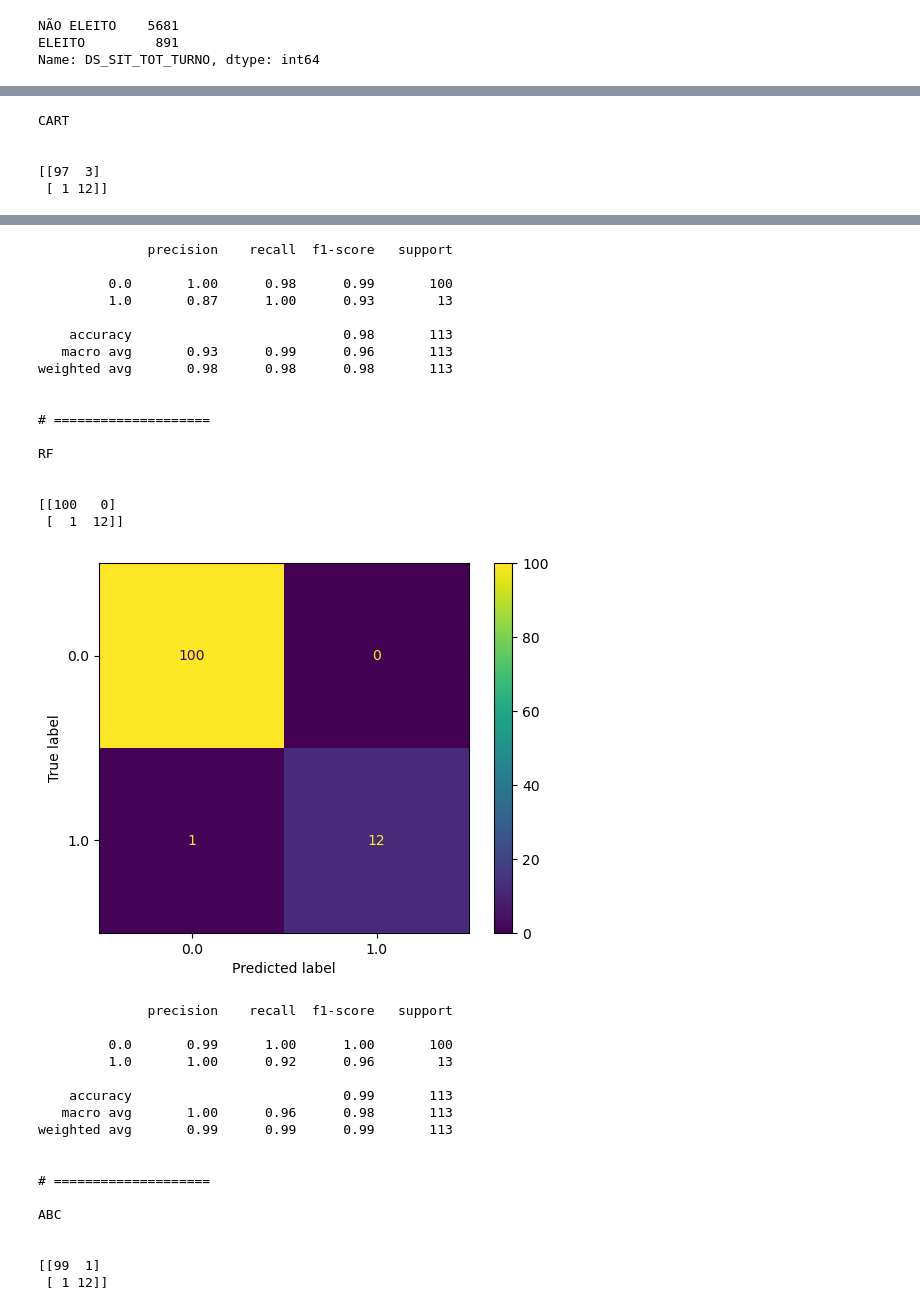
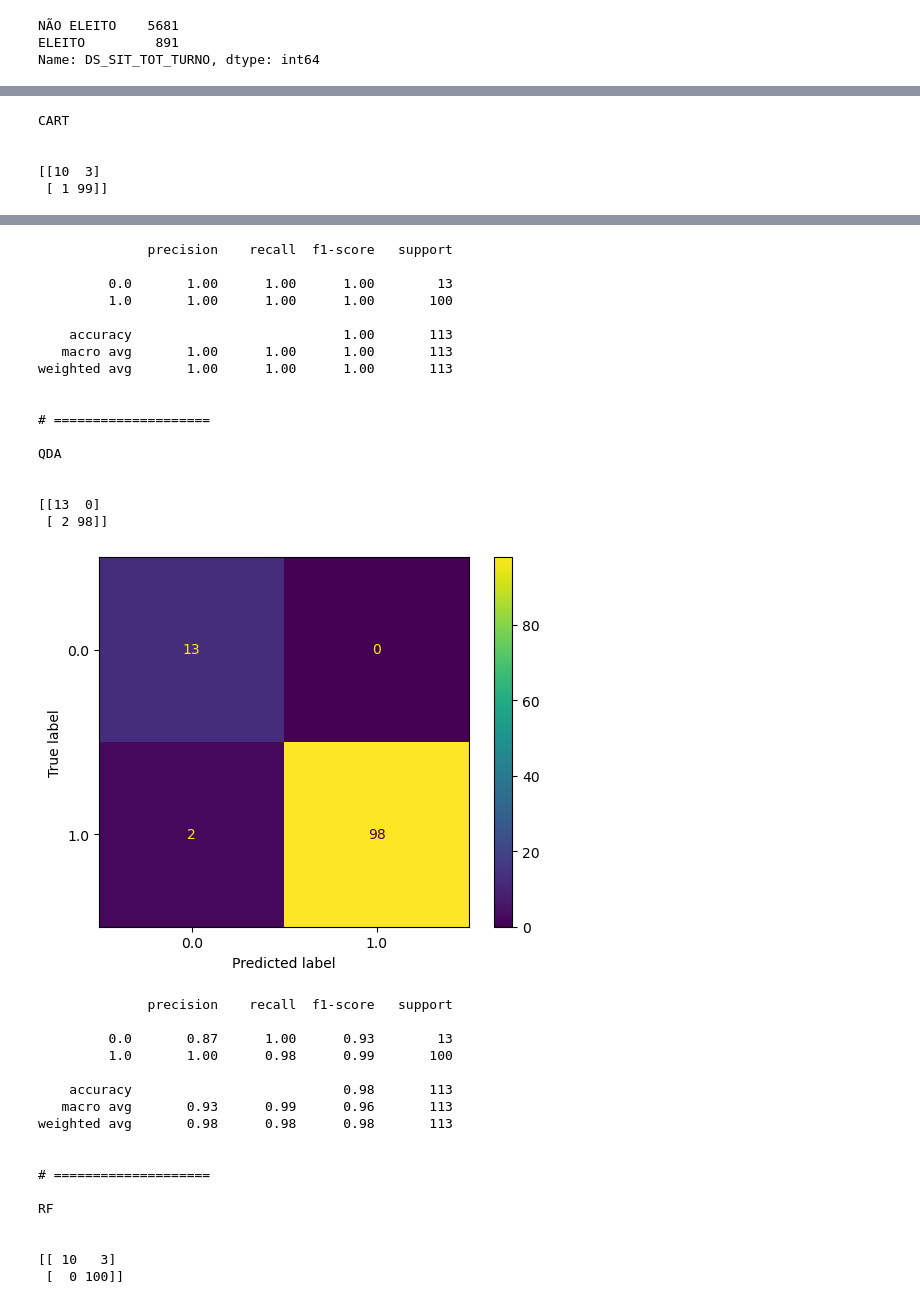
Before and after one commit to luc-zago/lets-code-machine-learning-i, a Jupyter notebook: notebook.ipynb, the cells around one changed output, grey strips where cells are left out. Cells and saved outputs as stored; diff of their text form; code cells hidden in the pictures.

```diff
--- a/notebook.ipynb
+++ b/notebook.ipynb
@@ -309,7 +309,7 @@ from sklearn.preprocessing import OneHotEncoder
 # Definindo função para transformar colunas categóricas
 def one_hot_encode_feature(data,feature):
 
-    enc = OneHotEncoder()
+    enc = OneHotEncoder(drop="first")
 
     enc_df = pd.DataFrame(enc.fit_transform(data[[feature]]).toarray())
     enc_df.columns = enc.get_feature_names_out()
@@ -409,22 +381,22 @@ bens_consulta_enc.head()
 seed=42
 scoring = 'f1'
 
-X = bens_consulta_enc.drop(columns=['DS_SIT_TOT_TURNO_ELEITO', 'DS_SIT_TOT_TURNO_NÃO ELEITO'])
-y = bens_consulta_enc['DS_SIT_TOT_TURNO_ELEITO']
+X = bens_consulta_enc.drop(columns=['DS_SIT_TOT_TURNO_NÃO ELEITO'])
+y = bens_consulta_enc['DS_SIT_TOT_TURNO_NÃO ELEITO']
 X_train, X_test, y_train, y_test = train_test_split(X, y, test_size=0.2, stratify=y, random_state=seed)
 # %%
-results = []
-names = []
+melhores_modelos = []
 
-for name, model in models:
+for nome, modelo in modelos:
     steps = []
     steps.append(('scaler', MinMaxScaler()))
-    steps.append((name, model))
+    steps.append((nome, modelo))
     pipe = Pipeline(steps)
     kfold = model_selection.KFold(n_splits=10, shuffle=True, random_state=seed)
-    cv_results = model_selection.cross_val_score(model, X_train, y_train, cv=kfold, scoring=scoring, n_jobs=-1)
-    results.append(cv_results)
-    names.append(name)
-    msg = "%s: %f (%f)" % (name, cv_results.mean(), cv_results.std())
+    cv_results = model_selection.cross_val_score(modelo, X_train, y_train, cv=kfold, scoring=scoring, n_jobs=-1)
+    msg = "%s: %f (%f)" % (nome, cv_results.mean(), cv_results.std())
     print(msg)
+
+    if cv_results.mean() > 0.95:
+        melhores_modelos.append((nome, pipe))
 # %% [output]
@@ -442,25 +414,15 @@ GBC: 0.958742 (0.064877)
-# %%
-melhores_modelos = []
-melhores_modelos.append(('CART', DecisionTreeClassifier()))
-melhores_modelos.append(('LDA', LinearDiscriminantAnalysis()))
-melhores_modelos.append(('RF', RandomForestClassifier()))
-melhores_modelos.append(('ABC', AdaBoostClassifier()))
-melhores_modelos.append(('GBC', GradientBoostingClassifier()))
 # %%
 from sklearn.metrics import confusion_matrix, ConfusionMatrixDisplay, classification_report
 import matplotlib.pyplot as plt
 
 # Comparando os modelos com dados de teste
 
-for name, model in melhores_modelos:
-    steps = []
-    steps.append(('scaler', MinMaxScaler()))
-    steps.append((name, model))
-    pipe = Pipeline(steps).fit(X_train, y_train)
+for nome, modelo in melhores_modelos:
+    modelo.fit(X_train, y_train)
 
-    y_pred_test = pipe.predict(X_test)
+    y_pred_test = modelo.predict(X_test)
 
-    print(name)
+    print(nome)
     print('\n')
     print(confusion_matrix(y_test, y_pred_test))
 
@@ -474,5 +436,5 @@ for name, model in melhores_modelos:
 CART
 
 
-[[97  3]
- [ 1 12]]
+[[10  3]
+ [ 1 99]]
@@ -498,35 +460,35 @@ LDA
               precision    recall  f1-score   support
 
-         0.0       1.00      0.98      0.99       100
-         1.0       0.87      1.00      0.93        13
+         0.0       1.00      1.00      1.00        13
+         1.0       1.00      1.00      1.00       100
 
-    accuracy                           0.98       113
-   macro avg       0.93      0.99      0.96       113
-weighted avg       0.98      0.98      0.98       113
+    accuracy                           1.00       113
+   macro avg       1.00      1.00      1.00       113
+weighted avg       1.00      1.00      1.00       113
 
 
 # ====================
 
-RF
+QDA
 
 
-[[100   0]
- [  1  12]]
+[[13  0]
+ [ 2 98]]
-[figure, old version]
+[figure, new version]
               precision    recall  f1-score   support
 
-         0.0       0.99      1.00      1.00       100
-         1.0       1.00      0.92      0.96        13
+         0.0       0.87      1.00      0.93        13
+         1.0       1.00      0.98      0.99       100
 
-    accuracy                           0.99       113
-   macro avg       1.00      0.96      0.98       113
-weighted avg       0.99      0.99      0.99       113
+    accuracy                           0.98       113
+   macro avg       0.93      0.99      0.96       113
+weighted avg       0.98      0.98      0.98       113
 
 
 # ====================
 
-ABC
+RF
 
 
-[[99  1]
- [ 1 12]]
+[[ 10   3]
+ [  0 100]]
```
Also changed, not shown: parts of 6 cells of this notebook.
